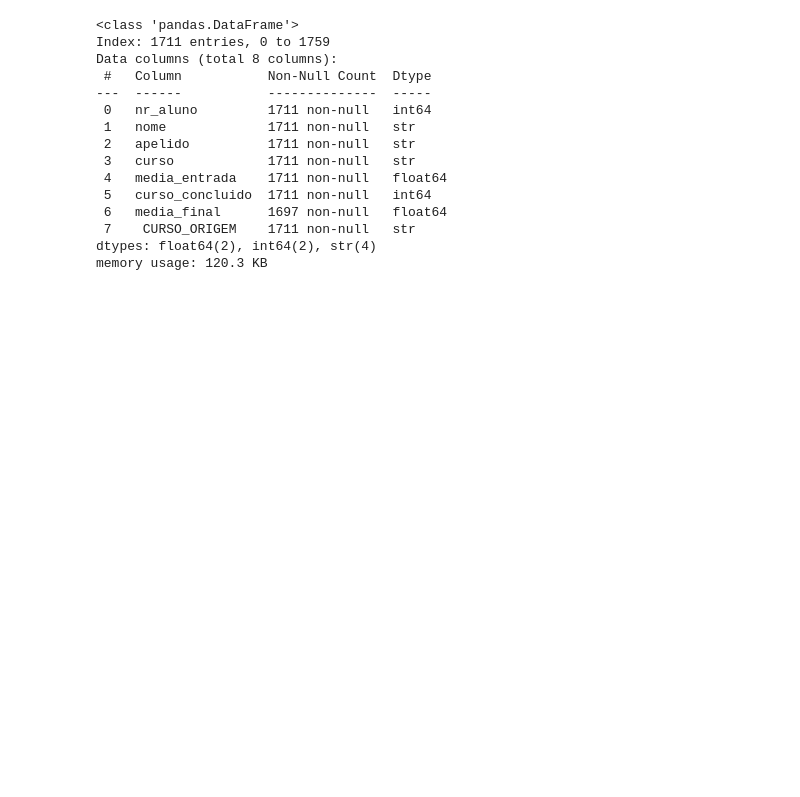
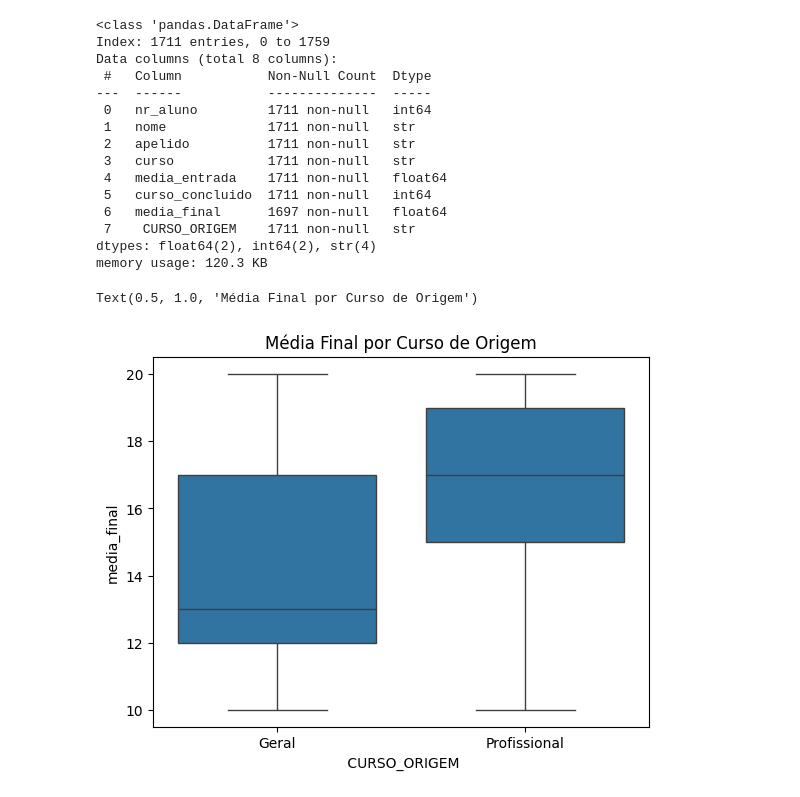
Before and after one commit to Ericaligle/Proj_Eng_Dados_Universidade, a Jupyter notebook: notebooks/Universidade_Proj_TED.ipynb, the cells around one changed output. Cells and saved outputs as stored; diff of their text form; code cells hidden in the pictures; blank space fills up the shorter version.

```diff
--- a/notebooks/Universidade_Proj_TED.ipynb
+++ b/notebooks/Universidade_Proj_TED.ipynb
@@ -453,3 +453,12 @@ Data columns (total 8 columns):
  7    CURSO_ORIGEM    1711 non-null   str
 dtypes: float64(2), int64(2), str(4)
 memory usage: 120.3 KB
+# %%
+# relação entre origem e media final
+
+fig, ax = plt.subplots()
+sns.boxplot(data=df_origem_v, x=' CURSO_ORIGEM', y='media_final')
+plt.title('Média Final por Curso de Origem')
+# %% [output]
+Text(0.5, 1.0, 'Média Final por Curso de Origem')
+[figure, added]
```
Also changed, not shown: parts of 2 cells of this notebook.
